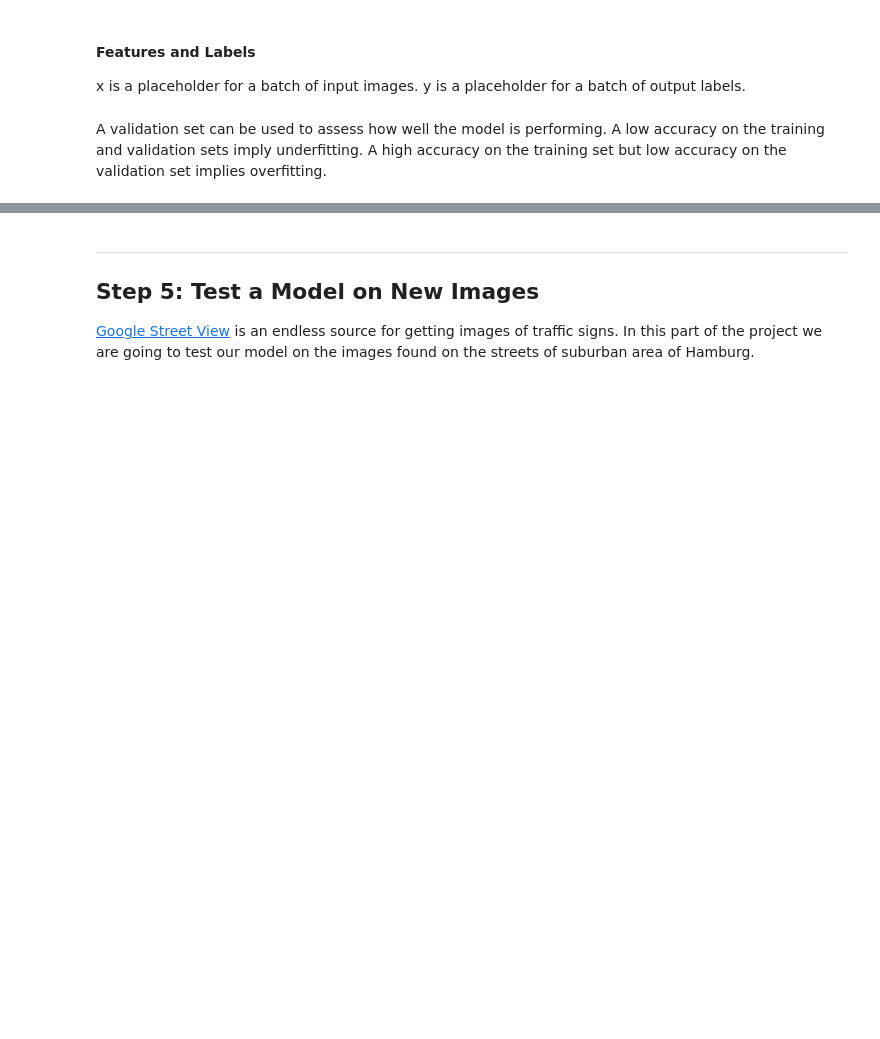
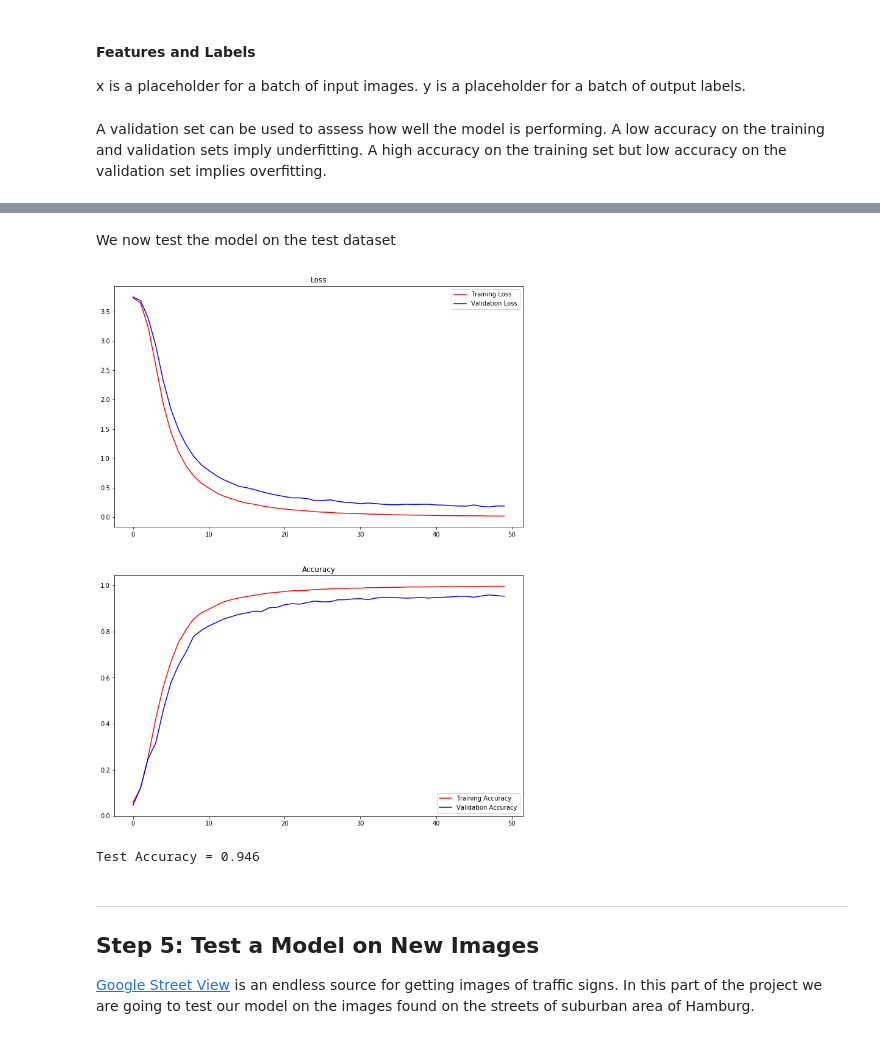
Before and after one commit to selyunin/carnd_t1_p2, a Jupyter notebook: Traffic_Sign_Classifier.ipynb, the cells around one changed output, grey strips where cells are left out. Drawn from its saved outputs; the diff is of its cells as text; code cells hidden in the pictures; blank space fills up the shorter version.

Commit message:
plotting training and validation loss

```diff
--- a/Traffic_Sign_Classifier.ipynb
+++ b/Traffic_Sign_Classifier.ipynb
@@ -513,6 +504,7 @@ y is a placeholder for a batch of output labels.
 # %%
 x = tf.placeholder(tf.float32, (None, 32, 32, 3))
 y = tf.placeholder(tf.int32, (None))
+keep_prob = tf.placeholder(tf.float32) # probability to keep units
 one_hot_y = tf.one_hot(y, 43)
 # %% [markdown]
 A validation set can be used to assess how well the model is performing. A low accuracy on the training and validation
@@ -549,7 +544,12 @@ def evaluate(X_data, y_data):
 # %%
 with tf.Session() as sess:
     sess.run(tf.global_variables_initializer())
+#     saver.restore(sess, './gtsrb_lenet')
     num_examples = len(X_train_new)
+    train_loss_history = []
+    train_acc_history = []
+    valid_loss_history = []
+    valid_acc_history = []
     print("Training...")
     print()
     for i in range(EPOCHS):
@@ -557,12 +557,23 @@ with tf.Session() as sess:
         for offset in range(0, num_examples, BATCH_SIZE):
             end = offset + BATCH_SIZE
             batch_x, batch_y = X_train_new[offset:end], Y_train_new[offset:end]
-            sess.run(training_operation, feed_dict={x: batch_x, y: batch_y})
-        X_valid, y_valid = shuffle(X_valid_new, Y_valid_new)
-        validation_accuracy = evaluate(X_valid, y_valid)
-        print("EPOCH {} ...".format(i+1))
-        print("Validation Accuracy = {:.3f}".format(validation_accuracy))
+            sess.run(training_operation, feed_dict={x: batch_x, y: batch_y, keep_prob : 0.5})
+        X_valid_normalized, y_valid = shuffle(X_valid_new, Y_valid_new)
+        X_train_normalized, y_train = shuffle(X_train_new, Y_train_new)
+#         validation_accuracy = evaluate(X_valid, y_valid)
+        validation_loss, validation_accuracy = evaluate(X_valid_normalized, y_valid)
+        valid_loss_history.append(validation_loss)
+        valid_acc_history.append(validation_accuracy)
+        train_loss, train_accuracy = evaluate(X_train_normalized, y_train)
+        train_loss_history.append(train_loss)
+        train_acc_history.append(train_accuracy)
+        print("EPOCH {}: Accuracy:  valid {:.3f} & train {:.3f};\t Loss: valid {:.3f} & train {:.3f}...".format(
+                                                                                        i+1,
+                                                                                        validation_accuracy,
+                                                                                        train_accuracy,
+                                                                                        validation_loss,
+                                                                                        train_loss,
+                                                                                        ))
         print()
-
     saver.save(sess, './gtsrb_lenet')
     print("Model saved")
@@ -569,6 +598,26 @@ with tf.Session() as sess:
+# %% [markdown]
+We now test the model on the test dataset
+# %%
+fig = plt.figure(figsize=(12,16))
+ax = plt.subplot(2,1,1)
+ax.set_title('Loss')
+plt.plot(train_loss_history, 'r', label='Training Loss')
+plt.plot(valid_loss_history, 'b', label='Validation Loss')
+# loss_plot.set_xlim([0, EPOCHS])
+plt.legend(loc=1)
+ax = plt.subplot(2,1,2)
+ax.set_title('Accuracy')
+plt.plot(train_acc_history, 'r', label='Training Accuracy')
+plt.plot(valid_acc_history, 'b', label='Validation Accuracy')
+# loss_plot.set_xlim([0, EPOCHS])
+plt.legend(loc=4)
+plt.show()
+# %% [output]
+[figure, added]
 # %%
 with tf.Session() as sess:
-    saver.restore(sess, tf.train.latest_checkpoint('.'))
-
-    test_accuracy = evaluate(X_test_new, Y_test_new)
+    saver.restore(sess, './gtsrb_lenet')
+    test_loss, test_accuracy = evaluate(X_test_new, Y_test_new)
     print("Test Accuracy = {:.3f}".format(test_accuracy))
+# %% [output]
+Test Accuracy = 0.946
```
Also changed, not shown: parts of 16 cells of this notebook.
